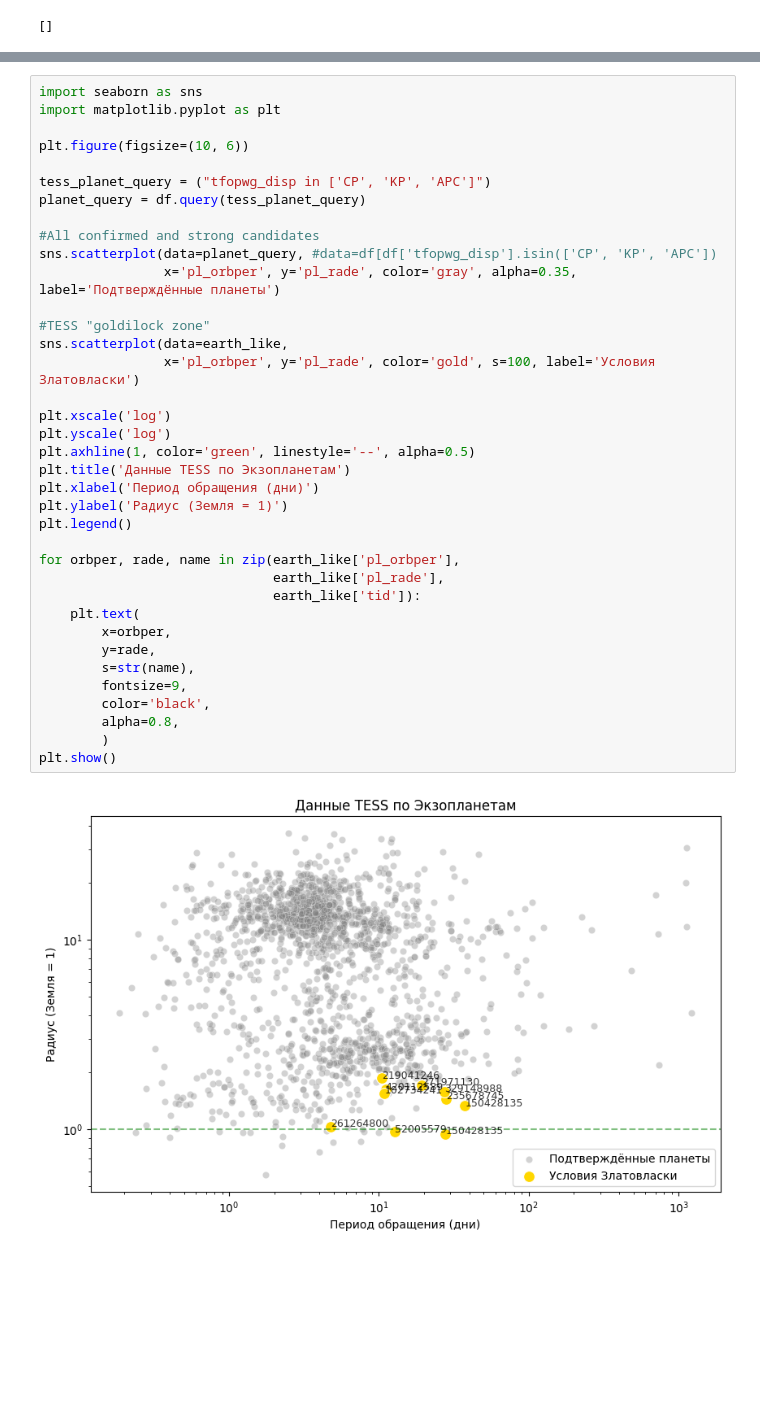
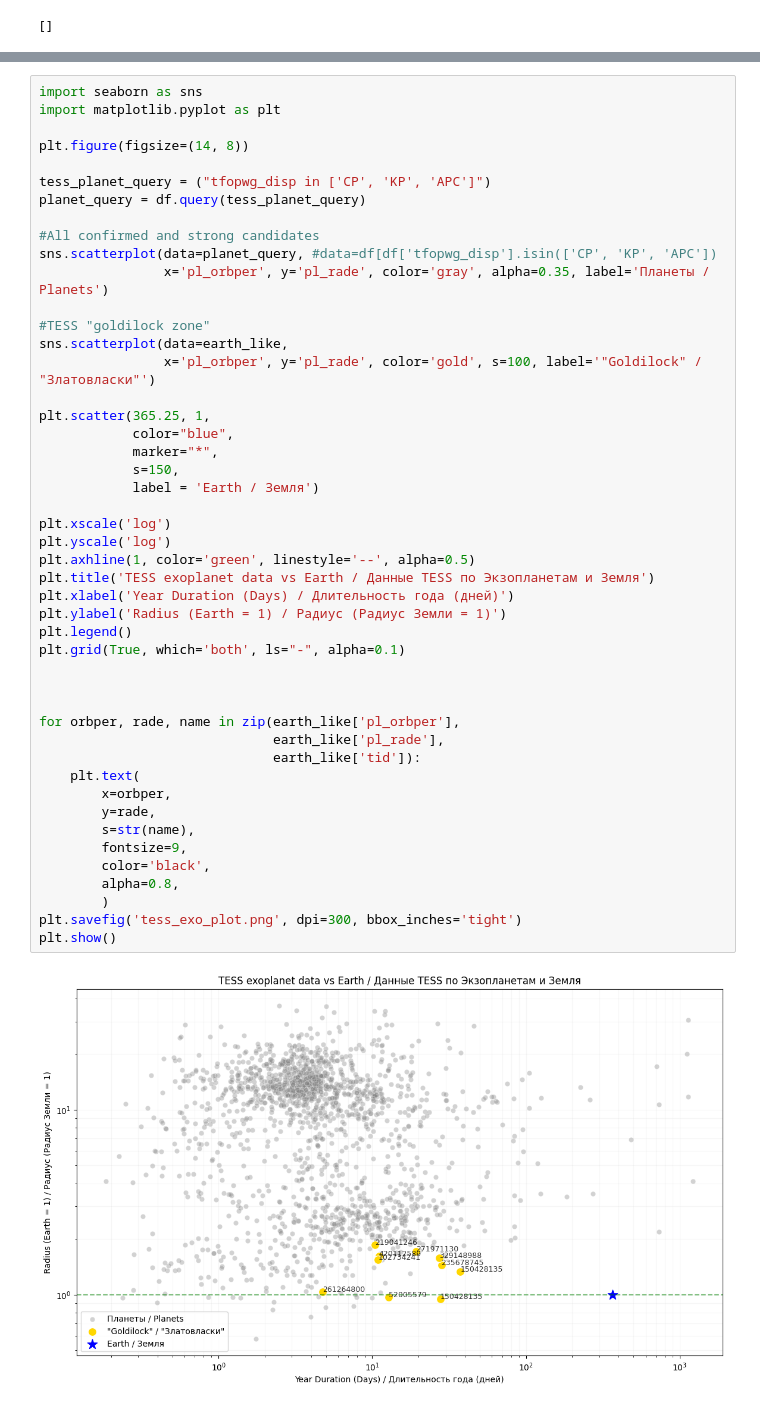
Before and after one commit to eHorus/tess-analysis, a Jupyter notebook: tess-exploration.ipynb, the cells around one changed output, grey strips where cells are left out. Drawn from its saved outputs; the diff is of its cells as text; blank space fills up the shorter version.

Commit message:
final plot + readme

```diff
--- a/tess-exploration.ipynb
+++ b/tess-exploration.ipynb
@@ -76,38 +76,48 @@ From 7890 TESS data earth like planet count: 10
 import seaborn as sns
 import matplotlib.pyplot as plt
 
-plt.figure(figsize=(10, 6))
+plt.figure(figsize=(14, 8))
 
 tess_planet_query = ("tfopwg_disp in ['CP', 'KP', 'APC']")
 planet_query = df.query(tess_planet_query)
 
 #All confirmed and strong candidates
 sns.scatterplot(data=planet_query, #data=df[df['tfopwg_disp'].isin(['CP', 'KP', 'APC'])
-                x='pl_orbper', y='pl_rade', color='gray', alpha=0.35, label='Подтверждённые планеты')
+                x='pl_orbper', y='pl_rade', color='gray', alpha=0.35, label='Планеты / Planets')
 
 #TESS "goldilock zone"
 sns.scatterplot(data=earth_like,
-                x='pl_orbper', y='pl_rade', color='gold', s=100, label='Условия Златовласки')
+                x='pl_orbper', y='pl_rade', color='gold', s=100, label='"Goldilock" / "Златовласки"')
+
+plt.scatter(365.25, 1,
+            color="blue",
+            marker="*",
+            s=150,
+            label = 'Earth / Земля')
 
 plt.xscale('log')
 plt.yscale('log')
 plt.axhline(1, color='green', linestyle='--', alpha=0.5)
-plt.title('Данные TESS по Экзопланетам')
-plt.xlabel('Период обращения (дни)')
-plt.ylabel('Радиус (Земля = 1)')
+plt.title('TESS exoplanet data vs Earth / Данные TESS по Экзопланетам и Земля')
+plt.xlabel('Year Duration (Days) / Длительность года (дней)')
+plt.ylabel('Radius (Earth = 1) / Радиус (Радиус Земли = 1)')
 plt.legend()
+plt.grid(True, which='both', ls="-", alpha=0.1)
+
+
 
 for orbper, rade, name in zip(earth_like['pl_orbper'],
                               earth_like['pl_rade'],
                               earth_like['tid']):
     plt.text(
         x=orbper,
         y=rade,
         s=str(name),
         fontsize=9,
         color='black',
         alpha=0.8,
         )
+plt.savefig('tess_exo_plot.png', dpi=300, bbox_inches='tight')
 plt.show()
 # %% [output]
-[figure, old version]
+[figure, new version]
```
Also changed, not shown: 2 other files.
